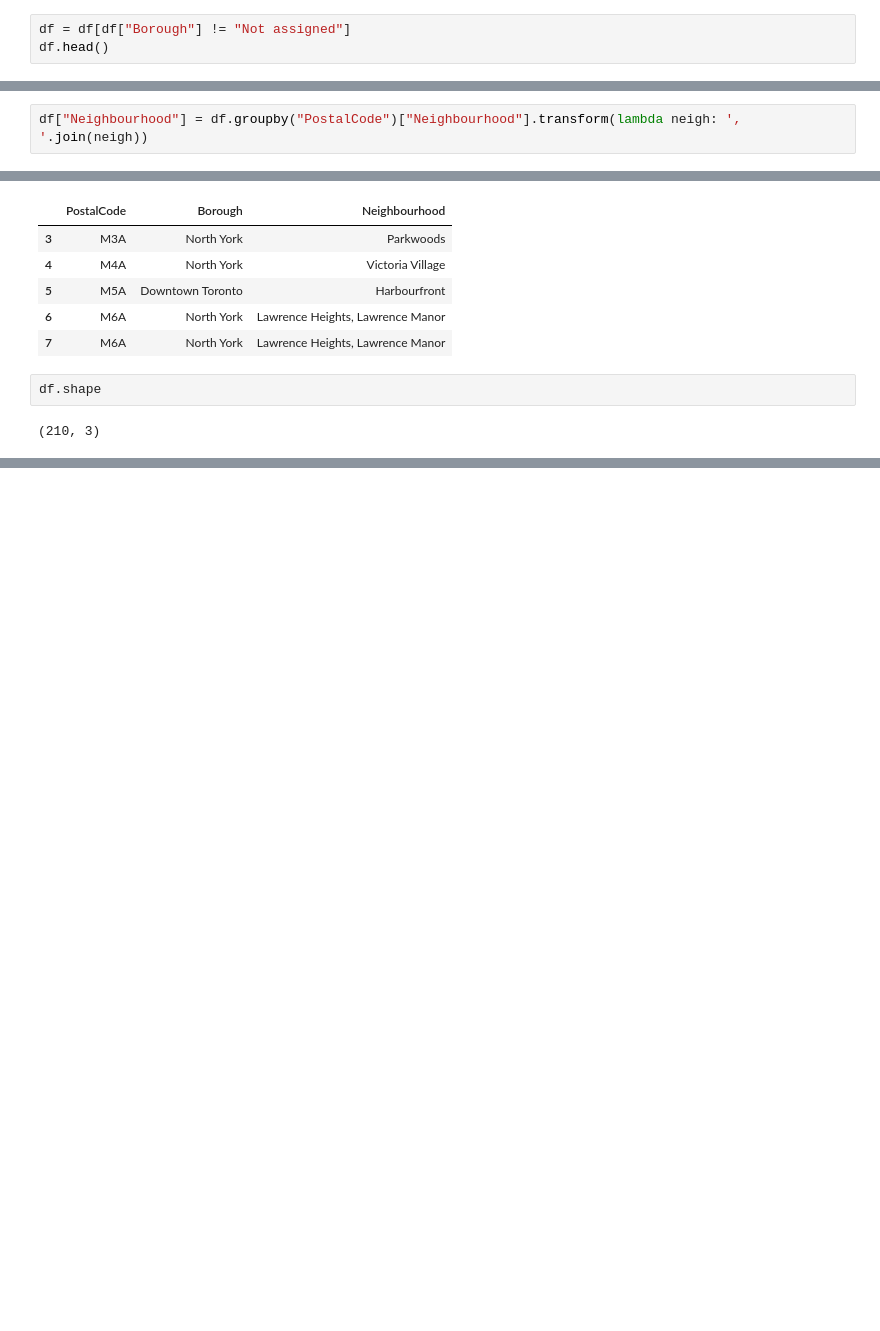
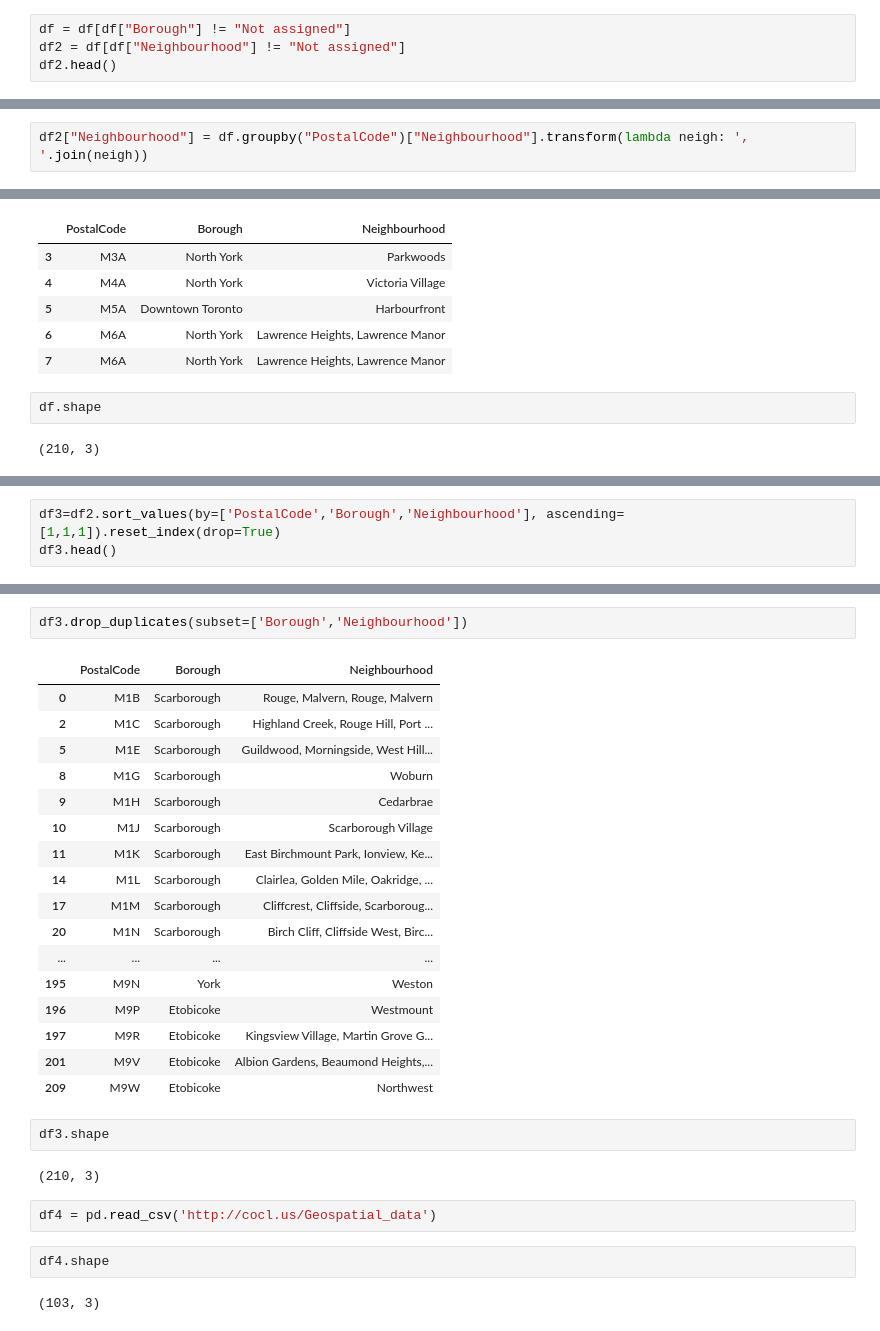
Before and after one commit to RachmaninoffGirl/Coursera_Capstone, a Jupyter notebook: Clustering Neighborhoods.ipynb, the cells around one changed output, grey strips where cells are left out. Saved outputs shown, nothing was run; the diff lists cells and outputs as text; blank space fills up the shorter version.

```diff
--- a/Clustering Neighborhoods.ipynb
+++ b/Clustering Neighborhoods.ipynb
@@ -83,7 +79,8 @@ df.head()
 | 5 | M5A | Downtown Toronto | Harbourfront |
 # %%
 df = df[df["Borough"] != "Not assigned"]
-df.head()
+df2 = df[df["Neighbourhood"] != "Not assigned"]
+df2.head()
 # %% [output]
 |  | PostalCode | Borough | Neighbourhood |
 | 3 | M3A | North York | Parkwoods |
@@ -94,5 +91,5 @@ df.head()
 # %%
-df["Neighbourhood"] = df.groupby("PostalCode")["Neighbourhood"].transform(lambda neigh: ', '.join(neigh))
+df2["Neighbourhood"] = df.groupby("PostalCode")["Neighbourhood"].transform(lambda neigh: ', '.join(neigh))
 # %%
 df.head()
 # %% [output]
@@ -139,0 +157,3 @@ df.shape
+# %%
+df3=df2.sort_values(by=['PostalCode','Borough','Neighbourhood'], ascending=[1,1,1]).reset_index(drop=True)
+df3.head()
@@ -139,0 +167,30 @@ df.shape
+# %%
+df3.drop_duplicates(subset=['Borough','Neighbourhood'])
+# %% [output]
+|  | PostalCode | Borough | Neighbourhood |
+| 0 | M1B | Scarborough | Rouge, Malvern, Rouge, Malvern |
+| 2 | M1C | Scarborough | Highland Creek, Rouge Hill, Port ... |
+| 5 | M1E | Scarborough | Guildwood, Morningside, West Hill... |
+| 8 | M1G | Scarborough | Woburn |
+| 9 | M1H | Scarborough | Cedarbrae |
+| 10 | M1J | Scarborough | Scarborough Village |
+| 11 | M1K | Scarborough | East Birchmount Park, Ionview, Ke... |
+| 14 | M1L | Scarborough | Clairlea, Golden Mile, Oakridge, ... |
+| 17 | M1M | Scarborough | Cliffcrest, Cliffside, Scarboroug... |
+| 20 | M1N | Scarborough | Birch Cliff, Cliffside West, Birc... |
+| ... | ... | ... | ... |
+| 195 | M9N | York | Weston |
+| 196 | M9P | Etobicoke | Westmount |
+| 197 | M9R | Etobicoke | Kingsview Village, Martin Grove G... |
+| 201 | M9V | Etobicoke | Albion Gardens, Beaumond Heights,... |
+| 209 | M9W | Etobicoke | Northwest |
+# %%
+df3.shape
+# %% [output]
+(210, 3)
+# %%
+df4 = pd.read_csv('http://cocl.us/Geospatial_data')
+# %%
+df4.shape
+# %% [output]
+(103, 3)
```
Also changed, not shown: parts of 13 cells of this notebook.
